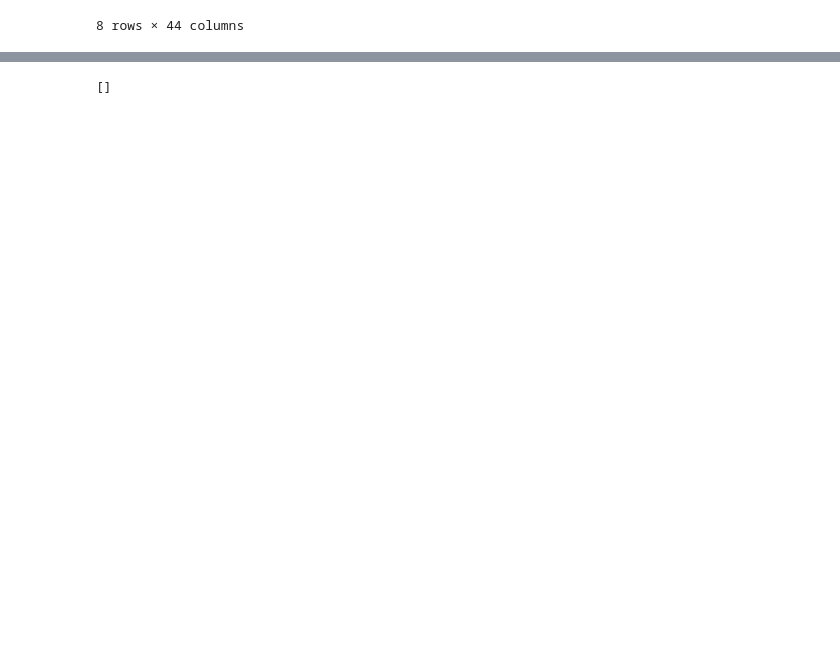
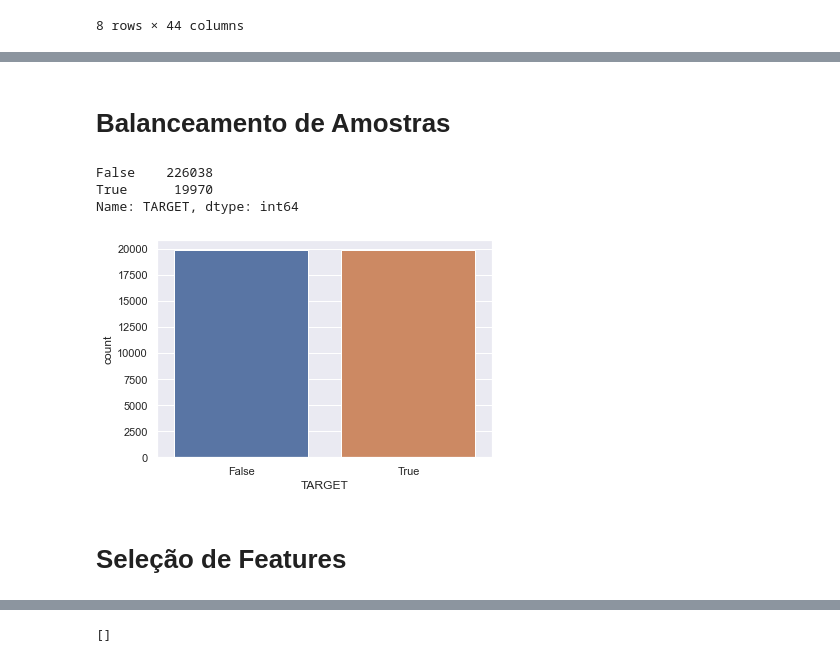
Before and after one commit to juliolimoli/projeto_dados, a Jupyter notebook: parte_DS.ipynb, the cells around one changed output, grey strips where cells are left out. Drawn from its saved outputs; the diff is of its cells as text; code cells hidden in the pictures; blank space fills up the shorter version.

Commit message:
Adicionando Data Cleaning, Balanceamento de Amostras, Seleção de Features e Iniciando a Criação de Modelos

```diff
--- a/parte_DS.ipynb
+++ b/parte_DS.ipynb
@@ -55,0 +62,5 @@ df.describe()
+# %%
+#Criando um Dataframe com as colunas e sua respectiva quantidade de valores nulos
+cols_w_null_values = pd.DataFrame(df.isnull().sum(), columns = ['Null'])
+cols_w_null_values = cols_w_null_values[cols_w_null_values['Null'] != 0]
+cols_w_null_values
@@ -55,0 +85,15 @@ df.describe()
+# %%
+#Removendo linhas com entradas nulas em colunas que apresentam menos do que 1000 observações nulas ()
+col_index = cols_w_null_values[cols_w_null_values['Null'] < 1000].index
+
+for col in col_index:
+    df = df.dropna(subset=list(col_index), axis=0)
+# %%
+#Passando por cada coluna que apresenta valores nulos e fazendo a inserção de dados
+for col in cols_w_null_values.index:
+    if (col[0:14] == 'AMT_REQ_CREDIT'):
+        df[col].fillna(0, inplace=True)
+    elif (df[col].dtypes == int) or (df[col].dtypes == float): #Inserindo a mediana para colunas numéricas
+        df[col].fillna(df[col].median(), inplace=True)
+    else: #Inserindo a moda para os demais tipos de coluna
+        df[col].fillna(df[col].mode()[0], inplace=True)
@@ -55,0 +102,3 @@ df.describe()
+# %%
+df_dummies = pd.get_dummies(df)
+df_dummies.head()
@@ -55,0 +113,23 @@ df.describe()
+# %% [markdown]
+# Balanceamento de Amostras
+# %%
+#É possível ver que existe um desbalanceamento na variável de estudo.
+df_dummies['TARGET'].value_counts()
+# %% [output]
+False    226038
+True      19970
+Name: TARGET, dtype: int64
+# %%
+#Para contornar esse problema utilizaremos o NearMiss para fazer o balanceamento de amostras.
+X = df_dummies.drop(columns = ['SK_ID_CURR', 'TARGET'])
+y = df_dummies['TARGET']
+
+X_under, y_under = RandomUnderSampler(random_state=42).fit_resample(X, y)
+
+sns.countplot(x=y_under)
+
+X_train, X_test, y_train, y_test = train_test_split(X_under, y_under, test_size=0.3, random_state=42)
+# %% [output]
+[figure, added]
+# %% [markdown]
+# Seleção de Features
```
Also changed, not shown: parts of 21 cells of this notebook.
